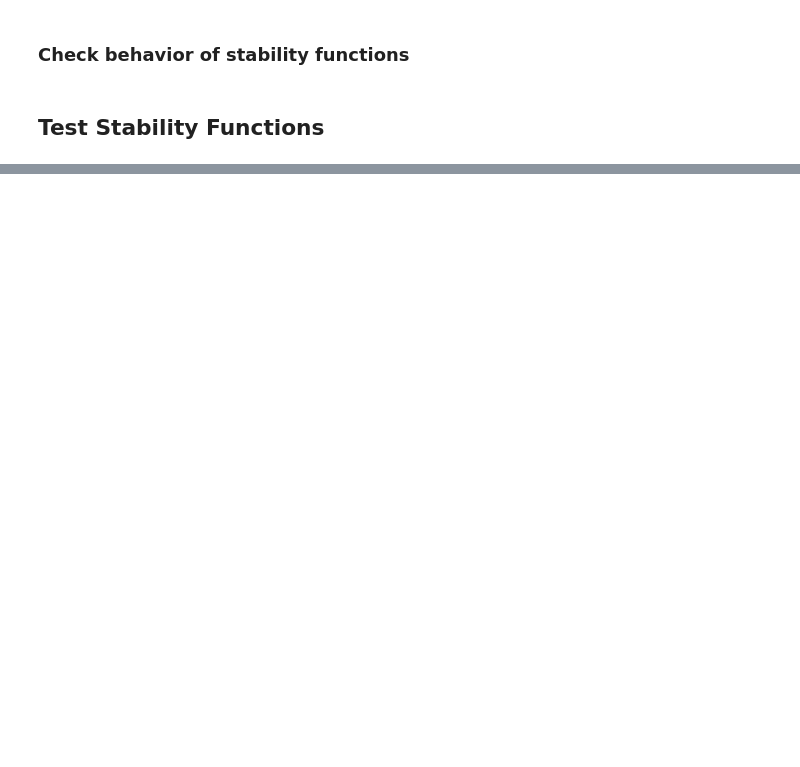
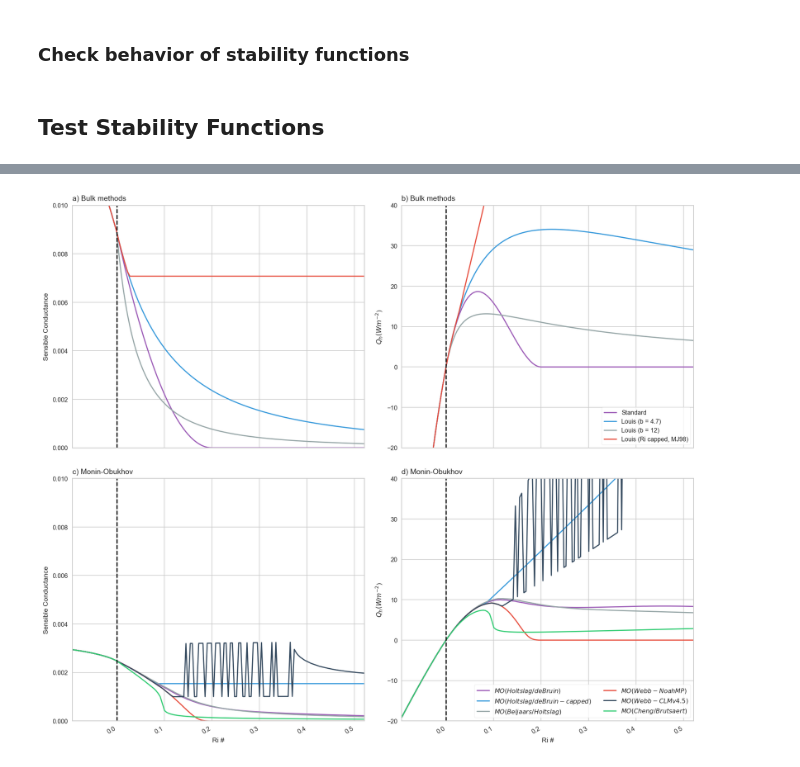
Before and after one commit to klapo/turbpy, a Jupyter notebook: TF.turbpyDemonstration.ipynb, the cells around one changed output, grey strips where cells are left out. Cells and saved outputs as stored; diff of their text form; code cells hidden in the pictures; blank space fills up the shorter version.

Commit message:
Demonstration notebook for new version of turbpy. Includes all available options.

```diff
--- a/TF.turbpyDemonstration.ipynb
+++ b/TF.turbpyDemonstration.ipynb
@@ -51,0 +182,5 @@ dirPrint = dir_pre+'SnowHydrology/proj/TurbulenceFeedbacks/Graphics'  # Director
+# %%
+dir_proj = '/Users/karllapo/Desktop/proj/SnowHydro_OfflineTurb'
+dir_print = os.path.join(dir_proj, 'graphics')  # Directory for printing figures
+dir_data = os.path.join(dir_proj, 'data')  # Raw data directory
+dir_model_ouptut = os.path.join(dir_proj, 'results')  # Directory with the simulated results
@@ -52,16 +223,2 @@ dirPrint = dir_pre+'SnowHydrology/proj/TurbulenceFeedbacks/Graphics'  # Director
 # %% [markdown]
 ### Check behavior of stability functions
-# %%
-ixStability = ('standard', 'louisInversePower', 'mahrtExponential', 'moninObukhov')
-sfcTemp = 265
-airTemp = np.arange(253, 293)
-windspd = 1.
-mHeight = 2.
-z0Ground = .005
-snowDepth = 0.
-scalarGroundSnowFraction  = 1.
-(airVaporPress, _) = turbpy.satVapPress(airTemp - 273.)
-(sfcVaporPress, _) = turbpy.satVapPress(sfcTemp - 273.)
-airPressure = 101000.
-
-RiBulk,_,_ = turbpy.bulkRichardson(airTemp, sfcTemp, windspd, mHeight)
@@ -173,0 +331,80 @@ surface roughness of 0.005, and varying the air temperature from 253K (Ri = -1)
+# %%
+# Figure
+fig, axes = plt.subplots(2, 2, figsize=(12, 12))
+axes = axes.flatten()
+
+# Plotting parameters
+Qmax = 40
+Qmin = -20
+RiMax = np.max(RiBulk)
+RiMin = np.min(RiBulk)
+
+# Bulk methods
+for stab in stab_titles:
+    if stab_dict[stab]['stability_method'] == 'monin_obukhov':
+        continue
+
+    # a) Conductance
+    ax = axes[0]
+    ax.plot(RiBulk, conductance_sensible[stab])#, color=colr[title])
+
+    # b) Sensible Heat Flux
+    ax = axes[1]
+    ax.plot(RiBulk, sensible_heat[stab], label=stab)#, color=colr[title]
+
+ax = axes[0]
+ax.plot([0, 0], [0., 0.1], 'k--')
+ax.set_ylim(0,0.01)
+ax.set_xlim(RiMin, RiMax)
+ax.set_ylabel('Sensible Conductance')
+ax.set_xlabel('Ri #')
+ax.set_title('a) Bulk methods', loc='left')
+
+
+ax = axes[1]
+ax.plot([0, 0], [Qmin, Qmax], 'k--')
+ax.set_ylim(Qmin, Qmax)
+ax.set_xlim(RiMin, RiMax)
+ax.set_xlabel('Ri #')
+ax.set_ylabel('$Q_h (Wm^{-2}$)')
+ax.set_title('b) Bulk methods', loc='left')
+lgd = ax.legend(loc='lower right', frameon=True)
+
+# Monin Obukhov methods
+for stab in stab_titles:
+    if not stab_dict[stab]['stability_method'] == 'monin_obukhov':
+        continue
+
+    # b) Conductance
+    ax = axes[2]
+    ax.plot(RiBulk, conductance_sensible[stab])#, color=colr[title])
+
+    # c) Sensible Heat Flux
+    ax = axes[3]
+    ax.plot(RiBulk, sensible_heat[stab], label='$' + stab + '$')#, color=colr[title]
+
+
+ax = axes[2]
+ax.plot([0, 0], [0., 0.1], 'k--')
+ax.set_ylim(0,0.01)
+ax.set_xlim(RiMin, RiMax)
+ax.set_ylabel('Sensible Conductance')
+ax.set_xlabel('Ri #')
+ax.set_title('c) Monin-Obukhov', loc='left')
+
+ax = axes[3]
+ax.plot([0, 0], [Qmin, Qmax], 'k--')
+ax.set_ylim(Qmin, Qmax)
+ax.set_xlim(RiMin, RiMax)
+ax.set_xlabel('Ri #')
+ax.set_ylabel('$Q_h (Wm^{-2}$)')
+ax.set_title('d) Monin-Obukhov', loc='left')
+lgd = ax.legend(loc='lower right', frameon=True, ncol=2)
+
+fig.tight_layout()
+fig.autofmt_xdate()
+os.chdir(dir_print)
+fig.savefig('TF.OfflineTurb.idealized.pdf', bbox_extra_artists=(lgd,), bbox_inches='tight')
+fig.savefig('TF.OfflineTurb.idealized.jpg', bbox_extra_artists=(lgd,), bbox_inches='tight')
+# %% [output]
+[figure, added]
```
Also changed, not shown: parts of 18 cells of this notebook.
